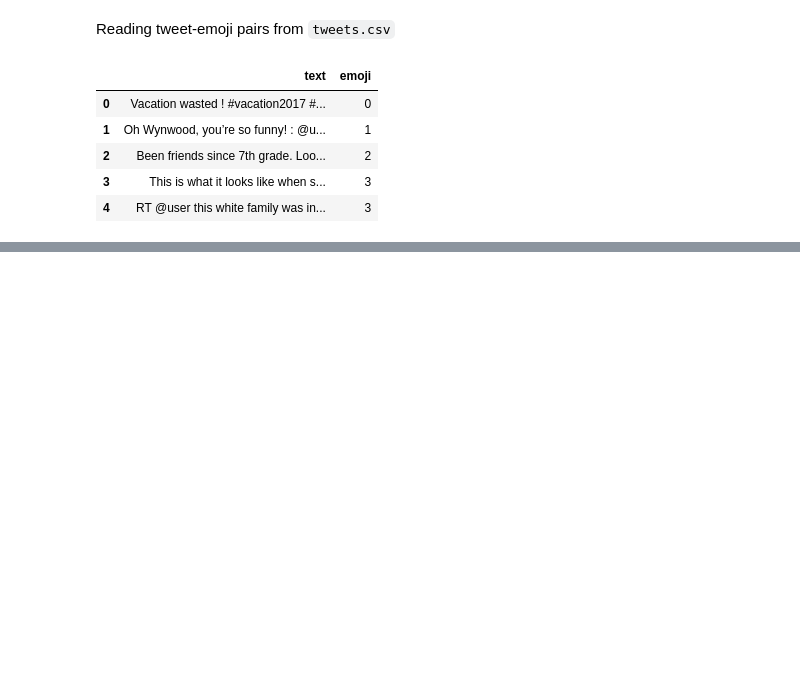
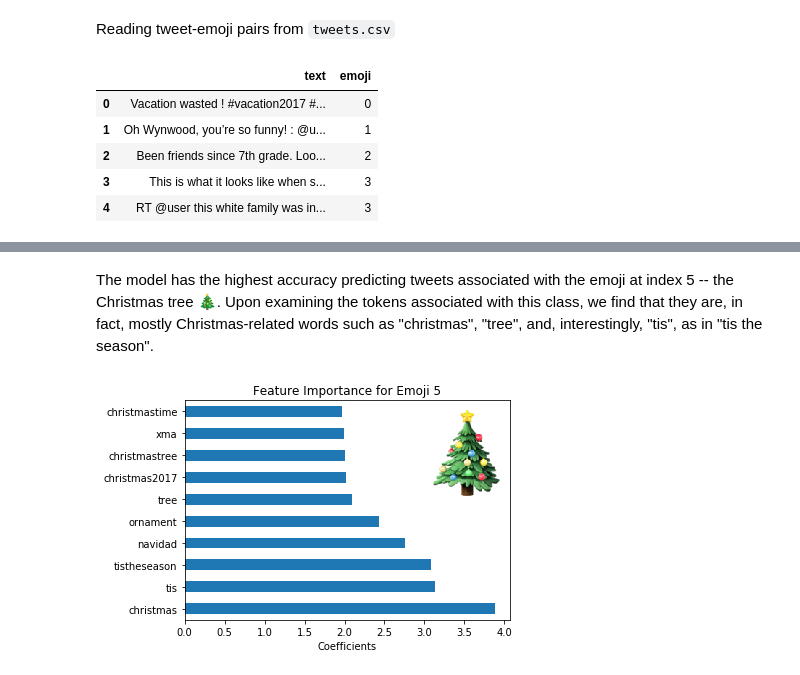
Before and after one commit to toast22a/intrnlp-mco, a Jupyter notebook: MODEL.ipynb, the cells around one changed output, grey strips where cells are left out. Drawn from its saved outputs; the diff is of its cells as text; code cells hidden in the pictures; blank space fills up the shorter version.

```diff
--- a/MODEL.ipynb
+++ b/MODEL.ipynb
@@ -237,0 +285,14 @@ sns.heatmap(confusion_matrix(y_test, best_clf.predict(X_test)))
+# %% [markdown]
+The model has the highest accuracy predicting tweets associated with the emoji at index 5 -- the Christmas tree &#127876;. Upon examining the tokens associated with this class, we find that they are, in fact, mostly Christmas-related words such as "christmas", "tree", and, interestingly, "tis", as in "tis the season".
+# %%
+pd.Series(best_clf.steps[2][1].coef_[5], index=best_clf.steps[0][1].get_feature_names())\
+    .sort_values(ascending=False).head(10).plot(kind='barh')
+plt.title('Feature Importance for Emoji 5')
+plt.xlabel('Coefficients')
+plt.tight_layout()
+ax = plt.axes([.72,.575,.3,.3])
+ax.imshow(plt.imread('images/emoji_5.png'))
+ax.axis('off')
+plt.savefig('figures/feature_importance_emoji_5.png', dpi=300)
+# %% [output]
+[figure, added]
```
Also changed, not shown: parts of 35 cells of this notebook, 1 other file.
